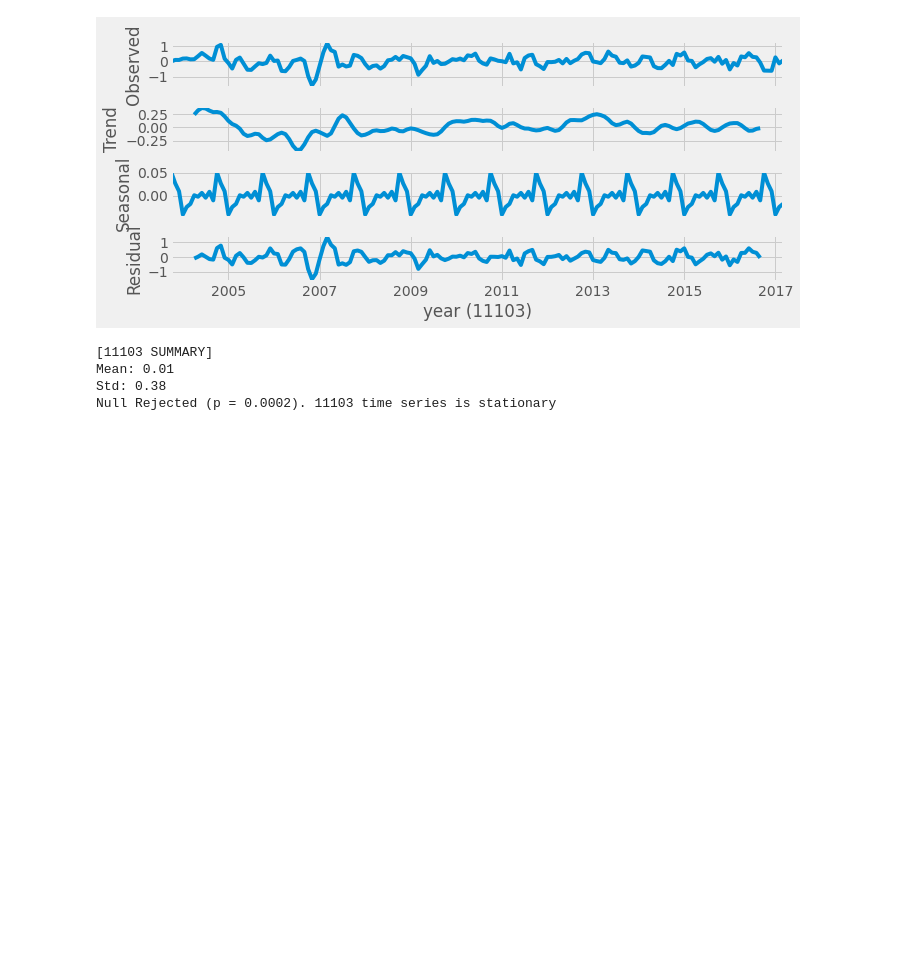
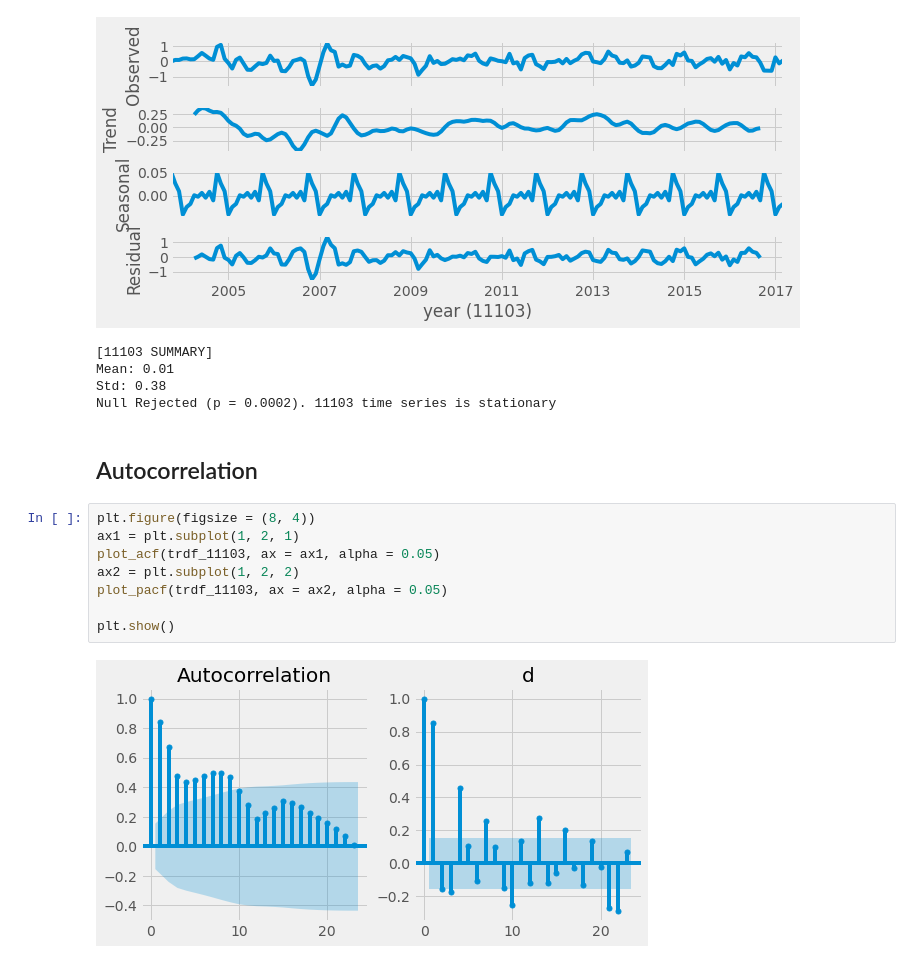
Before and after one commit to stereopickle/real_estate_prediction, a Jupyter notebook: 010.Exploratory_Data_Analysis.ipynb, the cells around one changed output. Drawn from its saved outputs; the diff is of its cells as text; blank space fills up the shorter version.

Commit message:
adding acf/pacf plots

```diff
--- a/010.Exploratory_Data_Analysis.ipynb
+++ b/010.Exploratory_Data_Analysis.ipynb
@@ -263,3 +263,15 @@ print_all(trdf - exp_roll_mean, select_zipcode[4])
 Mean: 0.01
 Std: 0.38
 Null Rejected (p = 0.0002). 11103 time series is stationary
+# %% [markdown]
+## Autocorrelation
+# %%
+plt.figure(figsize = (8, 4))
+ax1 = plt.subplot(1, 2, 1)
+plot_acf(trdf_11103, ax = ax1, alpha = 0.05)
+ax2 = plt.subplot(1, 2, 2)
+plot_pacf(trdf_11103, ax = ax2, alpha = 0.05)
+
+plt.show()
+# %% [output]
+[figure, added]
```
Also changed, not shown: 1 other file.
